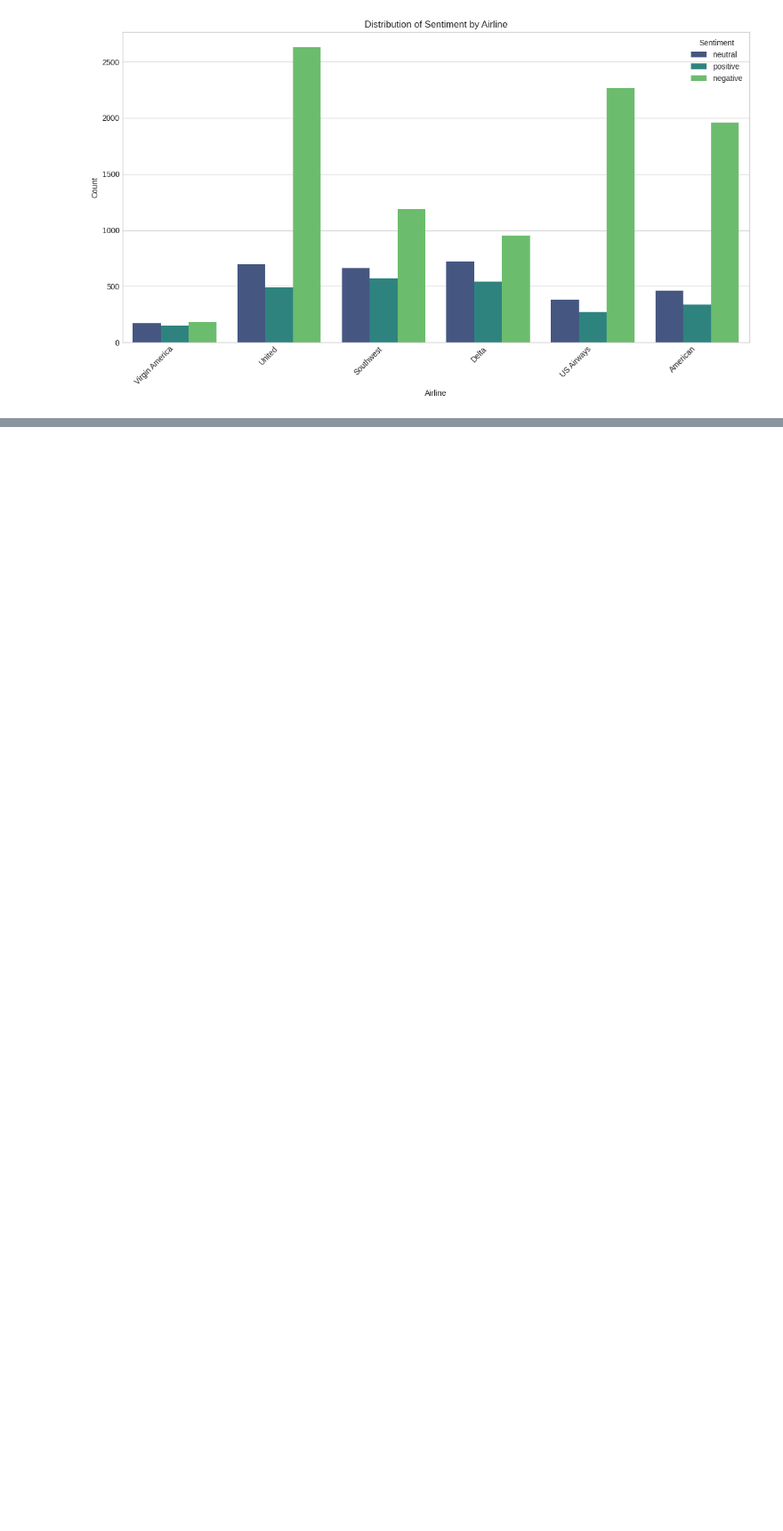
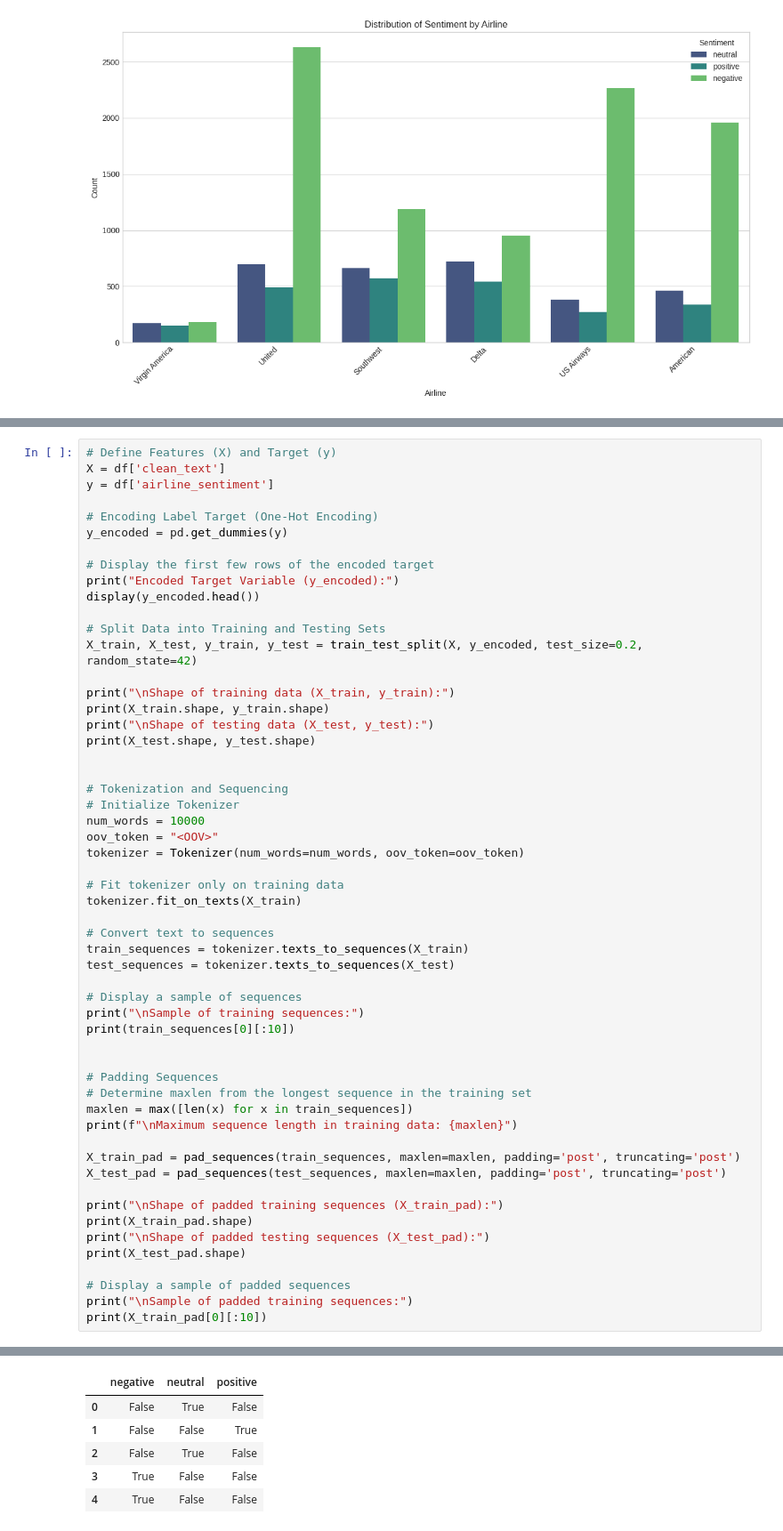
Before and after one commit to LatiefDataVisionary/airline-sentiment-nlp-capstone, a Jupyter notebook: notebooks/notebook.ipynb, the cells around one changed output, grey strips where cells are left out. Shown: that part at 89% size. Cells and saved outputs as stored; diff of their text form; blank space fills up the shorter version.

Commit message:
Step 4: Data Preparation for Model

```diff
--- a/notebooks/notebook.ipynb
+++ b/notebooks/notebook.ipynb
@@ -229,0 +275,56 @@ plt.show()
+# %%
+# Define Features (X) and Target (y)
+X = df['clean_text']
+y = df['airline_sentiment']
+
+# Encoding Label Target (One-Hot Encoding)
+y_encoded = pd.get_dummies(y)
+
+# Display the first few rows of the encoded target
+print("Encoded Target Variable (y_encoded):")
+display(y_encoded.head())
+
+# Split Data into Training and Testing Sets
+X_train, X_test, y_train, y_test = train_test_split(X, y_encoded, test_size=0.2, random_state=42)
+
+print("\nShape of training data (X_train, y_train):")
+print(X_train.shape, y_train.shape)
+print("\nShape of testing data (X_test, y_test):")
+print(X_test.shape, y_test.shape)
+
+
+# Tokenization and Sequencing
+# Initialize Tokenizer
+num_words = 10000
+oov_token = "<OOV>"
+tokenizer = Tokenizer(num_words=num_words, oov_token=oov_token)
+
+# Fit tokenizer only on training data
+tokenizer.fit_on_texts(X_train)
+
+# Convert text to sequences
+train_sequences = tokenizer.texts_to_sequences(X_train)
+test_sequences = tokenizer.texts_to_sequences(X_test)
+
+# Display a sample of sequences
+print("\nSample of training sequences:")
+print(train_sequences[0][:10])
+
+
+# Padding Sequences
+# Determine maxlen from the longest sequence in the training set
+maxlen = max([len(x) for x in train_sequences])
+print(f"\nMaximum sequence length in training data: {maxlen}")
+
+X_train_pad = pad_sequences(train_sequences, maxlen=maxlen, padding='post', truncating='post')
+X_test_pad = pad_sequences(test_sequences, maxlen=maxlen, padding='post', truncating='post')
+
+print("\nShape of padded training sequences (X_train_pad):")
+print(X_train_pad.shape)
+print("\nShape of padded testing sequences (X_test_pad):")
+print(X_test_pad.shape)
+
+# Display a sample of padded sequences
+print("\nSample of padded training sequences:")
+print(X_train_pad[0][:10])
+# %% [output]
@@ -229,0 +332,6 @@ plt.show()
+|  | negative | neutral | positive |
+| 0 | False | True | False |
+| 1 | False | False | True |
+| 2 | False | True | False |
+| 3 | True | False | False |
+| 4 | True | False | False |
```
Also changed, not shown: parts of 5 cells of this notebook.
